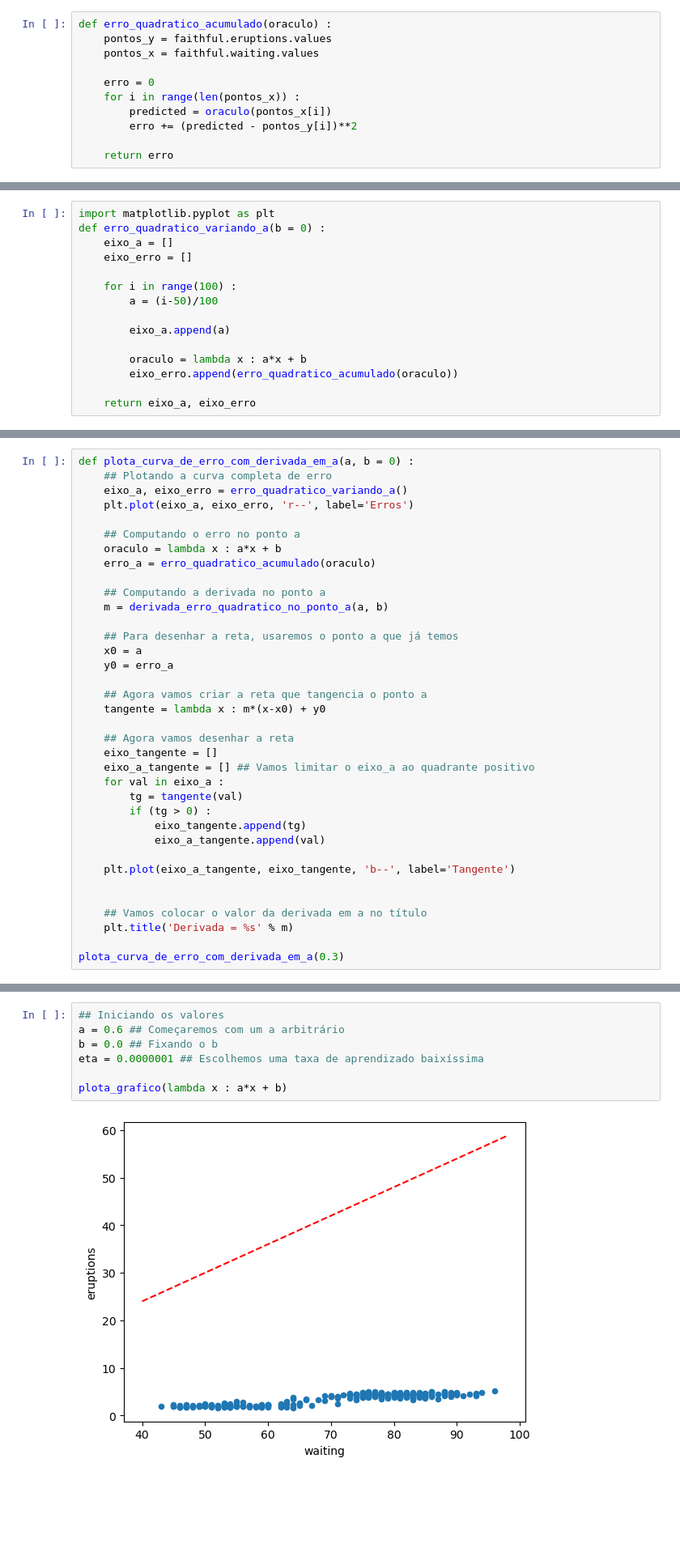
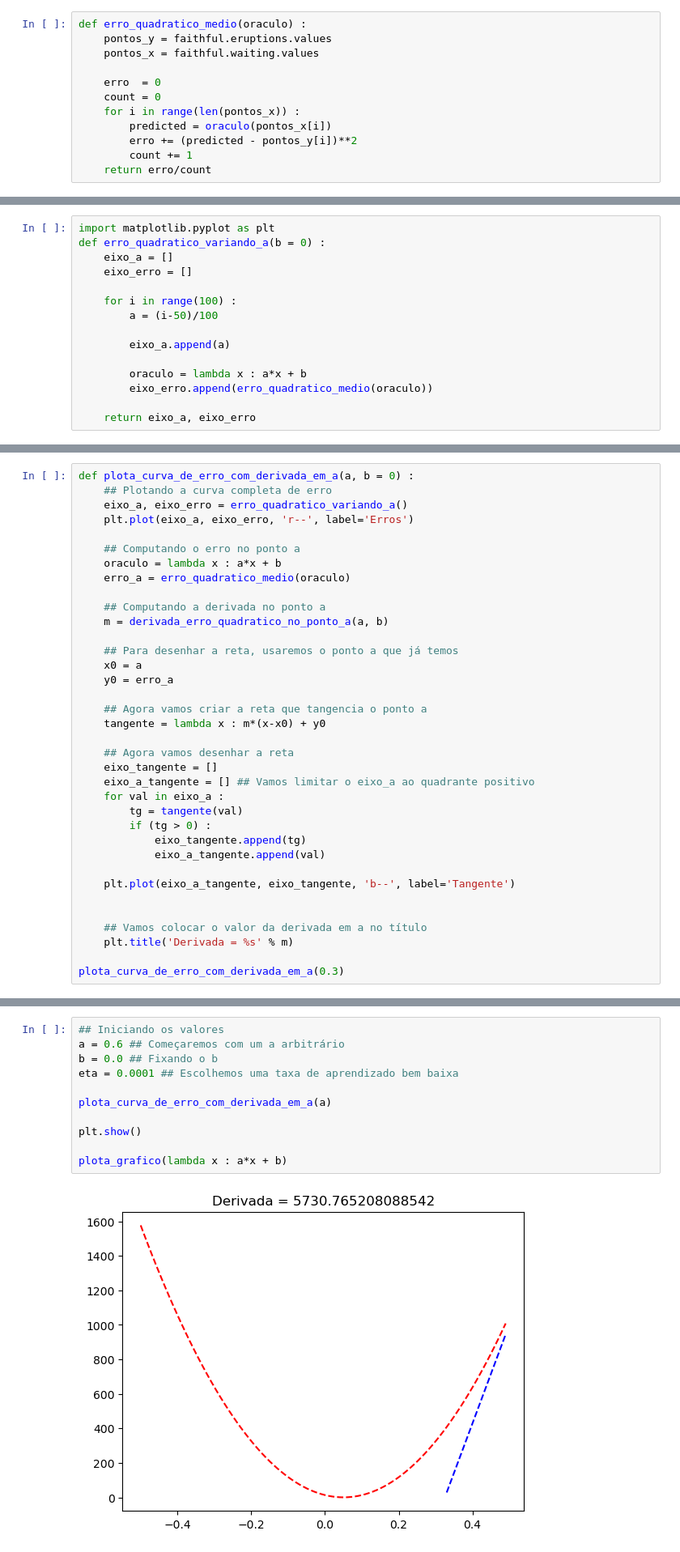
Before and after one commit to ulissesdias/tt003, a Jupyter notebook: notebooks/aula02_descida_do_gradiente.ipynb, the cells around one changed output, grey strips where cells are left out. Shown at 81% size. Saved outputs shown, nothing was run; the diff lists cells and outputs as text; blank space fills up the shorter version.

```diff
--- a/notebooks/aula02_descida_do_gradiente.ipynb
+++ b/notebooks/aula02_descida_do_gradiente.ipynb
@@ -215,14 +223,15 @@ $erro = \sum_{(x_i,y_i)} (4 - y_i)^2$
 # %%
-def erro_quadratico_acumulado(oraculo) :
+def erro_quadratico_medio(oraculo) :
     pontos_y = faithful.eruptions.values
     pontos_x = faithful.waiting.values
 
-    erro = 0
+    erro  = 0
+    count = 0
     for i in range(len(pontos_x)) :
         predicted = oraculo(pontos_x[i])
         erro += (predicted - pontos_y[i])**2
-
-    return erro
+        count += 1
+    return erro/count
 # %%
 def primeiro_oraculo(x) :
     return 0.05*x - 0.5
@@ -253,7 +262,7 @@ def erro_quadratico_variando_a(b = 0) :
         eixo_a.append(a)
 
         oraculo = lambda x : a*x + b
-        eixo_erro.append(erro_quadratico_acumulado(oraculo))
+        eixo_erro.append(erro_quadratico_medio(oraculo))
 
     return eixo_a, eixo_erro
 # %%
@@ -351,7 +367,7 @@ def plota_curva_de_erro_com_derivada_em_a(a, b = 0) :
 
     ## Computando o erro no ponto a
     oraculo = lambda x : a*x + b
-    erro_a = erro_quadratico_acumulado(oraculo)
+    erro_a = erro_quadratico_medio(oraculo)
 
     ## Computando a derivada no ponto a
     m = derivada_erro_quadratico_no_ponto_a(a, b)
@@ -483,9 +501,13 @@ def plota_grafico(oraculo, with_error = False) :
 # %%
 ## Iniciando os valores
 a = 0.6 ## Começaremos com um a arbitrário
 b = 0.0 ## Fixando o b
-eta = 0.0000001 ## Escolhemos uma taxa de aprendizado baixíssima
+eta = 0.0001 ## Escolhemos uma taxa de aprendizado bem baixa
+
+plota_curva_de_erro_com_derivada_em_a(a)
+
+plt.show()
 
 plota_grafico(lambda x : a*x + b)
 # %% [output]
-[figure, old version]
+[figure, new version]
```
Also changed, not shown: parts of 45 cells of this notebook, 1 other file.
